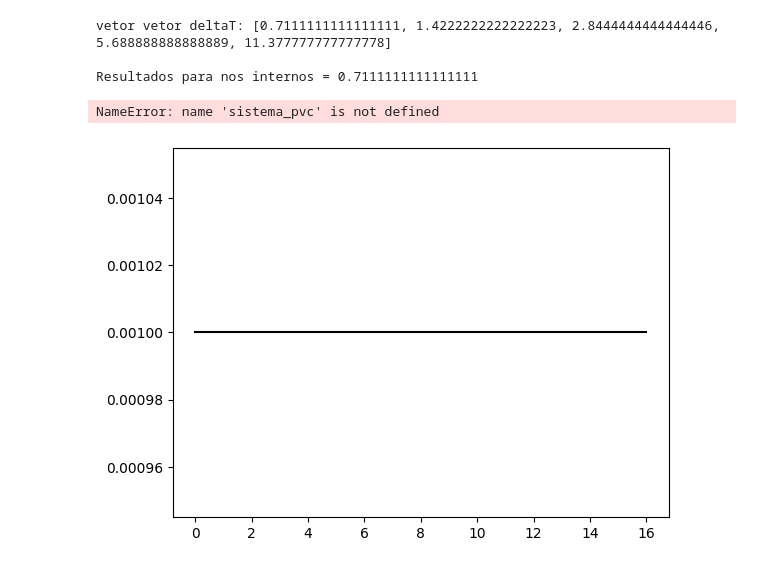
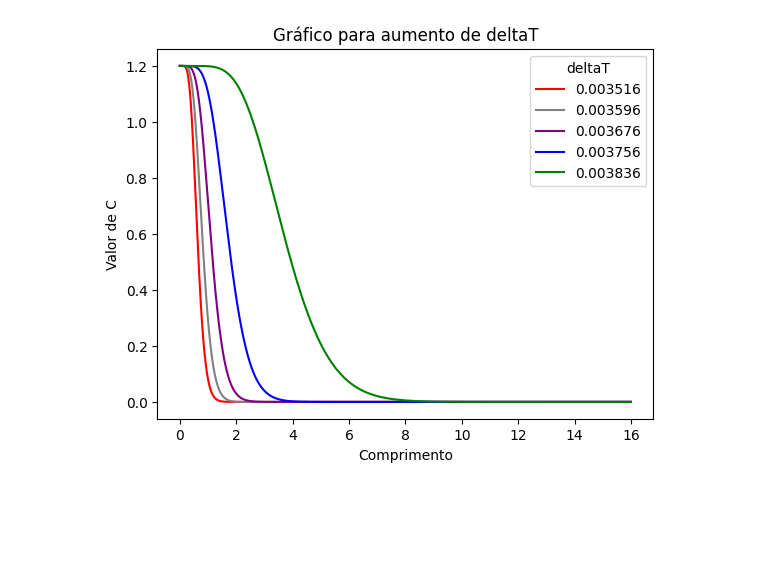
Before and after one commit to gusdiaso/metodosNumEqDiferenciais, a Jupyter notebook: trabalho_2/Trabalho_2_Parte_2.ipynb, the cells around one changed output. Cells and saved outputs as stored; diff of their text form; code cells hidden in the pictures; blank space fills up the shorter version.

```diff
--- a/trabalho_2/Trabalho_2_Parte_2.ipynb
+++ b/trabalho_2/Trabalho_2_Parte_2.ipynb
@@ -50,21 +47,26 @@ DeltaT:  0.7111111111111111
 # %%
 import matplotlib.pyplot as plt
+
+def espaço_interno(nos_interior):
+    return L / (nos_interior+2)
+
+vetor_comprimento = [0]
+z=0
+while z <= nos_internos:
+    vetor_comprimento.append(vetor_comprimento[z] + (espaço_interno(nos_internos)))
+    z += 1
 
 def grafico_PVC(vetorC_antigo):
 
     plt.title("Gráfico dos valores de C com variação do comprimento")
-    # plt.plot(labelx, vetor_Ci, color="black", label="Ci")
     cor = ["red", "grey", "purple", "blue", "green"]
+    vetorC = pvc(t, deltaT, nos_internos, deltaX, u, Ce, Ci)
+    plt.plot(vetor_comprimento, vetorC, color="red", label=nos_internos)
 
-    for i in range(5):
-        vetorC_antigo = calculaVetorC(u, deltaT, deltaX, vetor_comprimento, vetorC_antigo)
-        plt.plot(vetor_comprimento, vetorC_antigo, color=cor[i], label=i+1)
-
-    plt.legend()
+    plt.legend(title="nos internos")
     plt.xlabel("Comprimento")
     plt.ylabel("Valor de C")
     plt.show()
 
-grafico_PVC(vetorC_antigo)
-print("Vetor Antigo: ", vetorC_antigo)
+grafico_PVC(resultadoPVC)
 # %% [output]
@@ -78,33 +149,22 @@ Vetor Antigo:  [0.001, 0.001, 0.001, 0.001, 0.001, 0.001, 0.001, 0.001, 0.001, 0
 # %%
-def refinamento():
+def diferentes_deltaT():
     vetor_deltaT = [deltaT]
 
     for i in range(0, 4):
-        vetor_deltaT.append(vetor_deltaT[i]*2)
-
-    print("vetor vetor deltaT:", vetor_deltaT)
-
-    plt.plot(vetor_comprimento, vetor_Ci, color="black", label="Ci")
+        vetor_deltaT.append(vetor_deltaT[i]+ 0.00008)
 
     for i in range(0, 5):
         cor = ["red", "grey", "purple", "blue", "green"]
-        print("\nResultados para nos internos = {}".format(vetor_deltaT[i]))
-        resultados_PVC = sistema_pvc(nos_internos, u, vetor_deltaT[i], deltaX)
-        plt.plot(
-            vetor_comprimento, resultados_PVC, color=cor[i], label=round(vetor_deltaT[i], 2)
-        )
+        resultados_PVC = pvc(t, vetor_deltaT[i], nos_internos, deltaX, u, Ce, Ci)
+        plt.plot(vetor_comprimento, resultados_PVC, color=cor[i], label=round(vetor_deltaT[i], 6))
         plt.legend(title="deltaT")
         plt.xlabel("Comprimento")
         plt.ylabel("Valor de C")
 
-    plt.title("Gráfico refinamento para aumento de deltaT")
+    plt.title("Gráfico para aumento de deltaT")
     plt.show()
 
 
-refinamento()
+diferentes_deltaT()
 # %% [output]
-vetor vetor deltaT: [0.7111111111111111, 1.4222222222222223, 2.8444444444444446, 5.688888888888889, 11.377777777777778]
-
-Resultados para nos internos = 0.7111111111111111
-NameError: name 'sistema_pvc' is not defined
-[figure, old version]
+[figure, new version]
```
Also changed, not shown: parts of 6 cells of this notebook, 1 other file.
